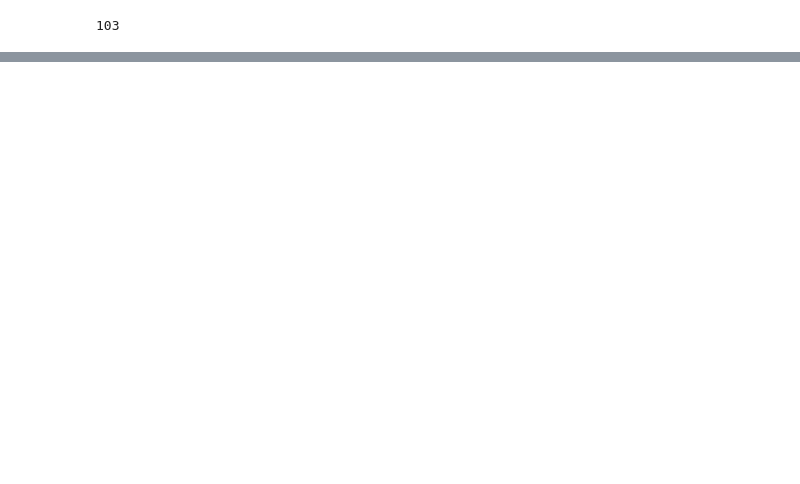
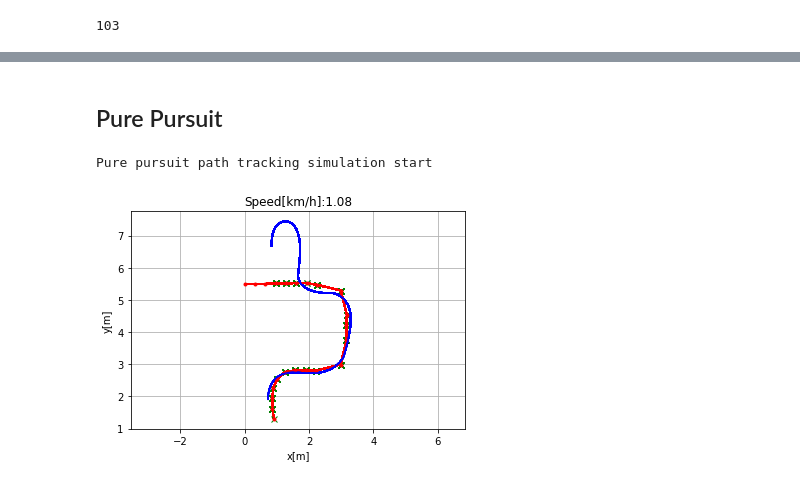
Before and after one commit to Kaushal1011/akatsuki_au_bfmc21, a Jupyter notebook: nbs/PathPlanning.ipynb, the cells around one changed output, grey strips where cells are left out. Saved outputs shown, nothing was run; the diff lists cells and outputs as text; code cells hidden in the pictures; blank space fills up the shorter version.

```diff
--- a/nbs/PathPlanning.ipynb
+++ b/nbs/PathPlanning.ipynb
@@ -134,0 +146,7 @@ print(len(path_list))
+# %%
+coord_list_smooth = path_smooth(coord_list)
+# %%
+x, y = zip(*coord_list_smooth)
+plt.plot(x,y)
+ax = plt.gca()
+ax.invert_yaxis()
@@ -134,0 +155,2 @@ print(len(path_list))
+# %% [markdown]
+## Pure Pursuit
@@ -134,0 +325,71 @@ print(len(path_list))
+# %%
+def main():
+    #  target course
+    cx, cy = zip(*coord_list)
+    target_speed = 10.0 / 3.6  # [m/s]
+
+    T = 100.0  # max simulation time
+
+    # initial state
+    state = State(v=0.3)
+
+    lastIndex = len(cx) - 1
+    time = 0.0
+    states = States()
+    states.append(time, state)
+    target_course = TargetCourse(cx, cy)
+    target_ind, _ = target_course.search_target_index(state)
+
+    while T >= time and lastIndex > target_ind:
+
+        # Calc control input
+        ai = proportional_control(target_speed, state.v)
+        di, target_ind = pure_pursuit_steer_control(
+            state, target_course, target_ind)
+
+        state.update_pos(di)  # Control vehicle
+
+        time += dt
+        states.append(time, state)
+
+        if show_animation:  # pragma: no cover
+            # plt.cla()
+            # for stopping simulation with the esc key.
+            # plt.gcf().canvas.mpl_connect(
+            #     'key_release_event',
+            #     lambda event: [exit(0) if event.key == 'escape' else None])
+            plot_arrow(state.x, state.y, state.yaw)
+            plt.plot(cx, cy, "-r", label="course")
+            plt.plot(states.x, states.y, "-b", label="trajectory")
+            plt.plot(cx[target_ind], cy[target_ind], "xg", label="target")
+            plt.axis("equal")
+            plt.grid(True)
+            plt.title("Speed[km/h]:" + str(state.v * 3.6)[:4])
+            # plt.pause(0.001)
+
+    # Test
+    assert lastIndex >= target_ind, "Cannot goal"
+
+    if show_animation:  # pragma: no cover
+        # plt.cla()
+        plt.plot(cx, cy, ".r", label="course")
+        plt.plot(states.x, states.y, "-b", label="trajectory")
+        plt.xlabel("x[m]")
+        plt.ylabel("y[m]")
+        plt.axis("equal")
+        plt.grid(True)
+
+        # plt.subplots(1)
+        #plt.plot(states.t, [iv * 3.6 for iv in states.v], "-r")
+        #plt.xlabel("Time[s]")
+        #plt.ylabel("Speed[km/h]")
+        #plt.grid(True)
+        # plt.show()
+
+
+if __name__ == '__main__':
+    print("Pure pursuit path tracking simulation start")
+    main()
+# %% [output]
+Pure pursuit path tracking simulation start
+[figure, added]
```
Also changed, not shown: parts of 22 cells of this notebook, 3 other files.
